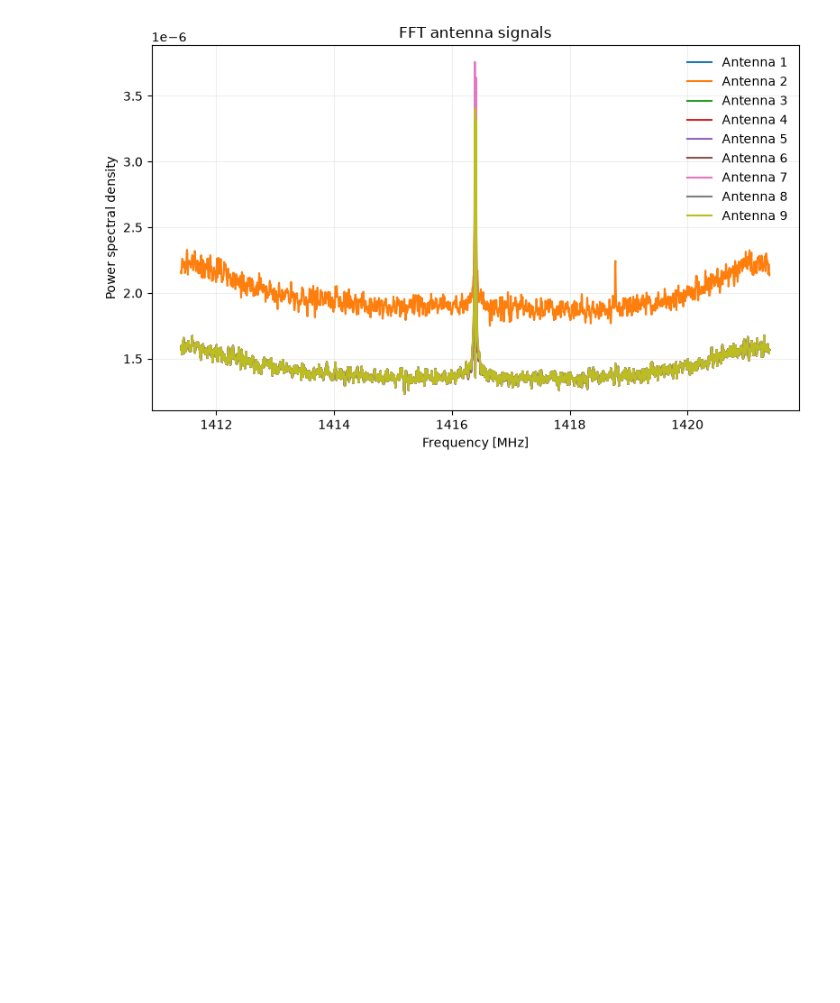
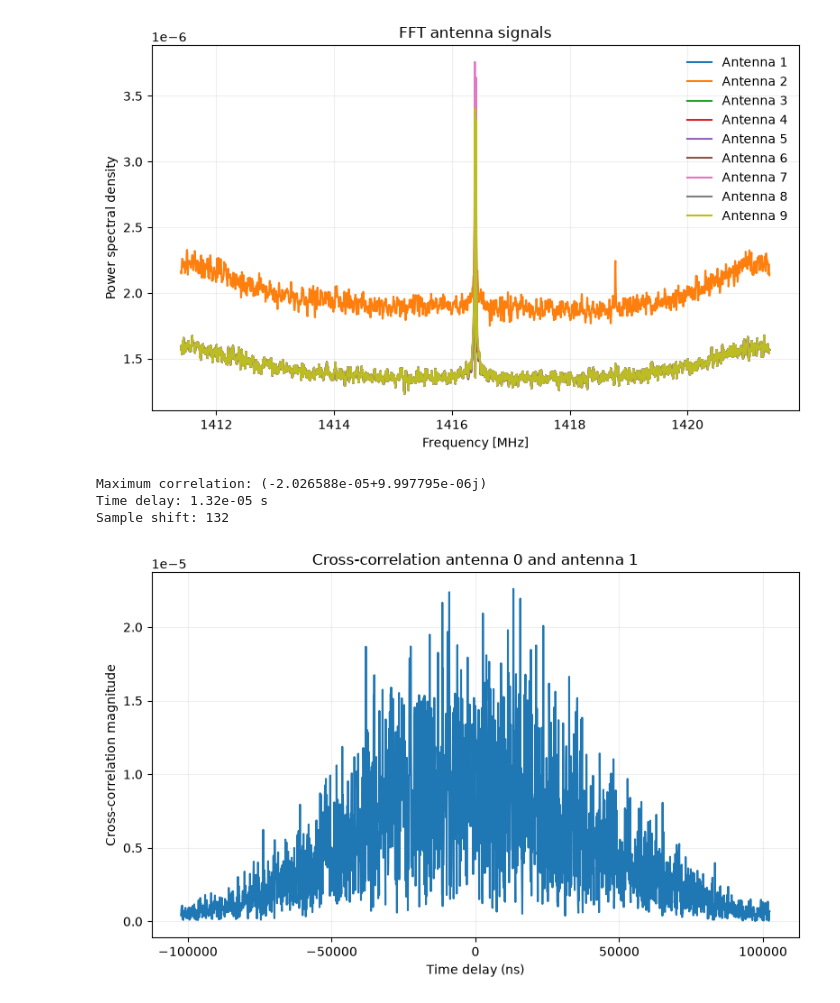
Before and after one commit to Yang-Taotao/strw-ra-interferometer, a Jupyter notebook: field_test.ipynb, the cells around one changed output. Saved outputs shown, nothing was run; the diff lists cells and outputs as text; code cells hidden in the pictures; blank space fills up the shorter version.

```diff
--- a/field_test.ipynb
+++ b/field_test.ipynb
@@ -85,16 +89,20 @@ if simulate_antennas:
         data[k, :] = data[0, :]*phase_shift
 # %%
 window = blackmanharris(n_channels)
-freq = np.zeros(n_channels*num_blocks)
-fft_data = np.zeros((num_antennas, n_channels), dtype='complex64')
+freq = np.fft.fftshift(np.fft.fftfreq(n_channels, d=1/samp_rate)) + central_freq
+power_spectra = np.zeros((num_antennas, n_channels), dtype='complex64')
+fft_data = np.zeros((num_antennas, num_blocks, n_channels), dtype='complex64')
 
 # Calculate FFTs
 for i in track(range(num_antennas), description="Computing FFTs for each antenna"):
     df = data[i, :]
-    df = df - np.mean(df)
-    frequency, fft_output = welch(df, fs=samp_rate, window=window, nperseg=n_channels, return_onesided=False)
-    freq = np.fft.fftshift(frequency) + central_freq
-    fft_data[i, :] = np.fft.fftshift(fft_output)
+    df_blocks = df.reshape(num_blocks, n_channels)
+    df_blocks = df_blocks - np.mean(df_blocks, axis=1, keepdims=True)
+    df_windowed = df_blocks * window[np.newaxis, :]
+    fft_output = np.fft.fft(df_windowed, axis=1)
+    fft_data[i: ] = np.fft.fftshift(fft_output, axes=1)
+    frequency, psd = welch(df, fs=samp_rate, window=window, nperseg=n_channels, return_onesided=False)
+    power_spectra[i, :] = np.fft.fftshift(psd)
 # %% [output]
 [interactive output not drawn]
 [interactive output not drawn]
@@ -112,6 +120,45 @@ fig.tight_layout()
 plt.show()
 # %% [output]
 [figure]
+# %%
+# compute and plot time delay
+
+spectrum1 = fft_data[ant1]
+spectrum2 = fft_data[ant2]
+
+# cross correlations in frequency domain
+block_cross_spectrum = spectrum1 * np.conj(spectrum2)
+cross_spectrum = np.mean(block_cross_spectrum, axis=0)
+
+# inverse fft to pass to time domain
+cross_spectrum = np.fft.ifftshift(cross_spectrum)
+correlations = np.fft.ifft(cross_spectrum)
+
+# Shift zero delay to centre
+correlations = np.fft.fftshift(correlations)
+# Calculate time delays
+time_delays = (np.arange(n_channels) - n_channels // 2) / samp_rate.to(u.Hz).decompose()
+# Find maximum correlation
+max_index = np.argmax(np.abs(correlations))
+
+print('Maximum correlation:', correlations[max_index])
+print('Time delay:', time_delays[max_index])
+print('Sample shift:', max_index - n_channels // 2)
+
+# Plot
+fig, ax = plt.subplots(figsize=(8, 5))
+ax.set_title(f'Cross-correlation antenna {ant1} and antenna {ant2}')
+ax.plot(time_delays * 1e9, np.abs(correlations))
+ax.set_xlabel('Time delay (ns)')
+ax.set_ylabel('Cross-correlation magnitude')
+ax.grid(alpha=0.2)
+fig.tight_layout()
+plt.show()
+# %% [output]
+Maximum correlation: (-2.026588e-05+9.997795e-06j)
+Time delay: 1.32e-05 s
+Sample shift: 132
+[figure, added]
 # %%
 subband = int(((target_freq.value - (central_freq.value - (samp_rate.value//2)))/samp_rate.value)*n_channels)
 
```
Also changed, not shown: parts of 4 cells of this notebook, 1 other file.
